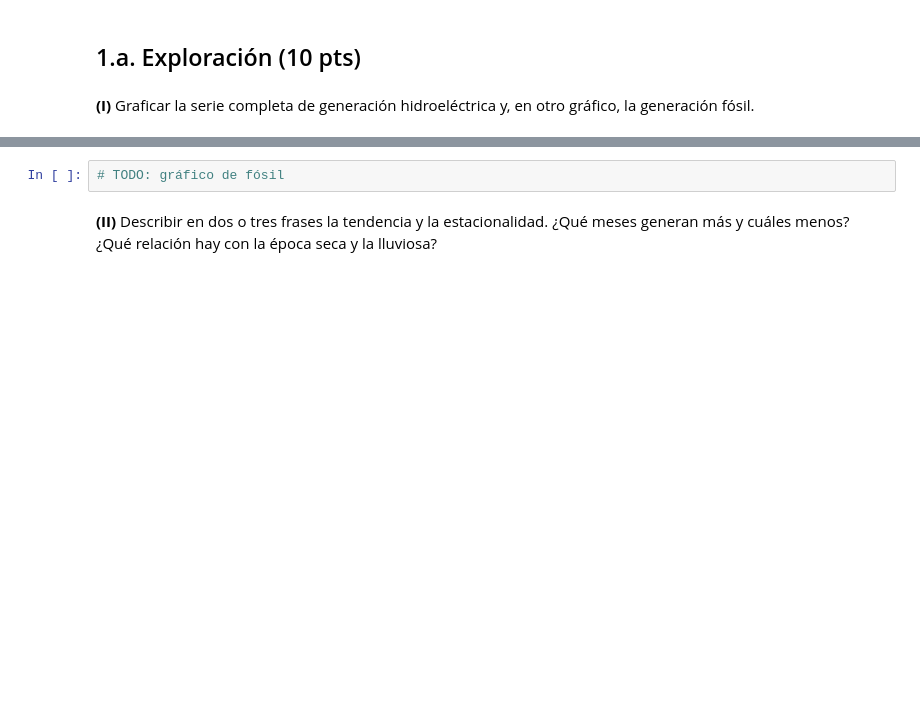
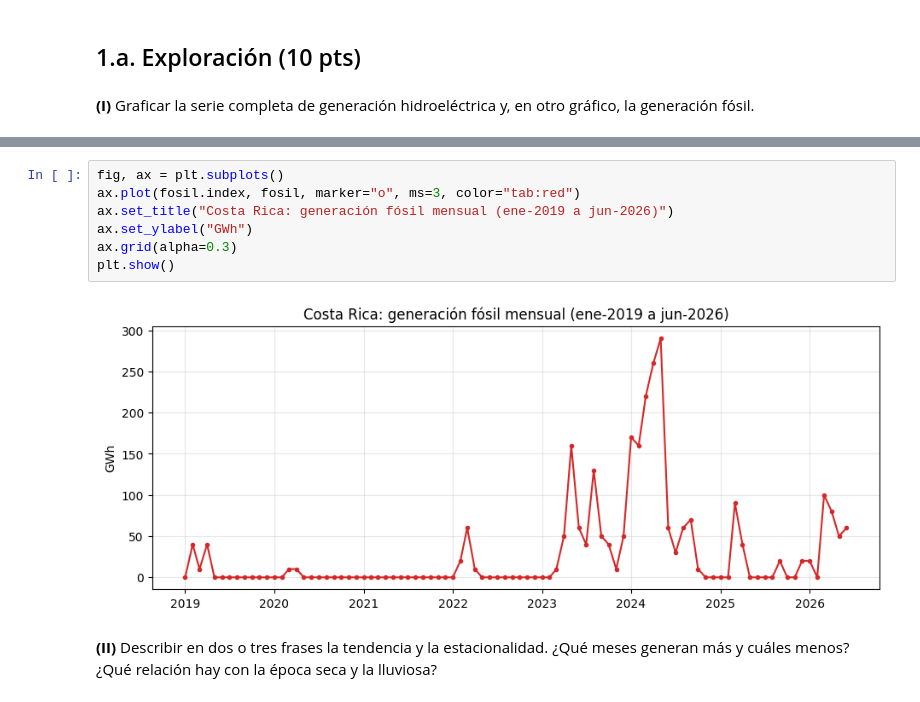
Before and after one commit to miguel-hernandez27/modelado-matematico, a Jupyter notebook: Parcial1_Grupo3.ipynb, the cells around one changed output, grey strips where cells are left out. Drawn from its saved outputs; the diff is of its cells as text; blank space fills up the shorter version.

```diff
--- a/Parcial1_Grupo3.ipynb
+++ b/Parcial1_Grupo3.ipynb
@@ -45,5 +91,12 @@ print(hidro.shape)
 # %%
-# TODO: gráfico de fósil
+fig, ax = plt.subplots()
+ax.plot(fosil.index, fosil, marker="o", ms=3, color="tab:red")
+ax.set_title("Costa Rica: generación fósil mensual (ene-2019 a jun-2026)")
+ax.set_ylabel("GWh")
+ax.grid(alpha=0.3)
+plt.show()
+# %% [output]
+[figure, added]
 # %% [markdown]
 **(II)** Describir en dos o tres frases la tendencia y la estacionalidad. ¿Qué meses generan más y cuáles menos? ¿Qué relación hay con la época seca y la lluviosa?
 # %%
```
Also changed, not shown: parts of 23 cells of this notebook.
